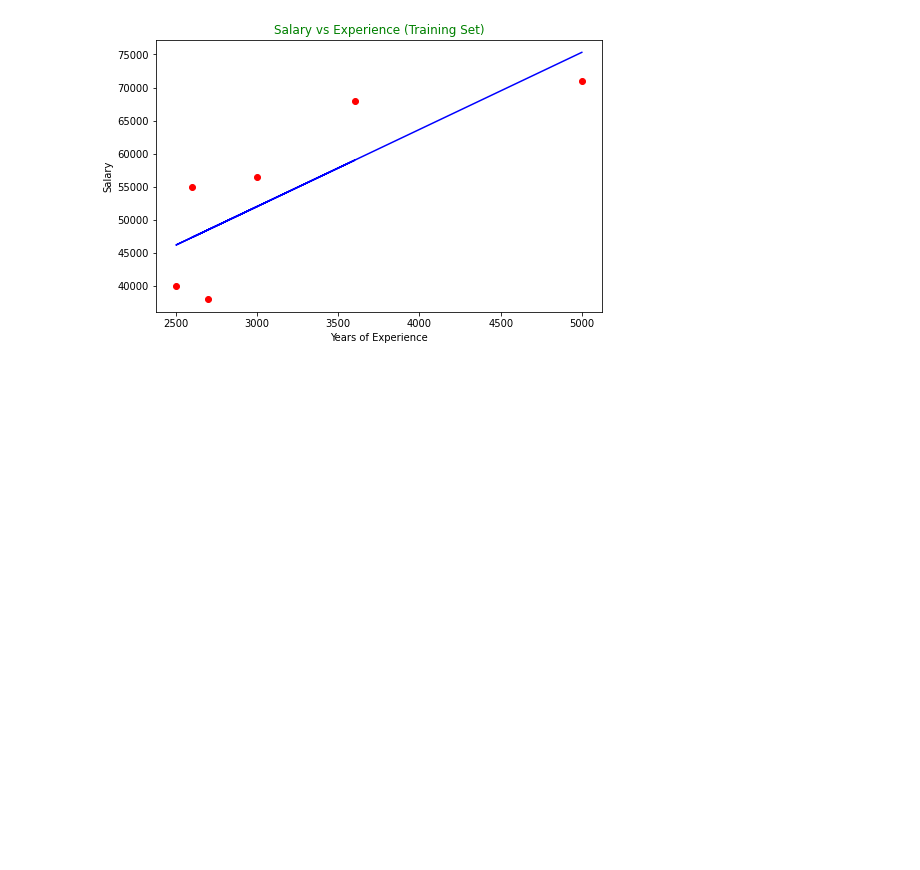
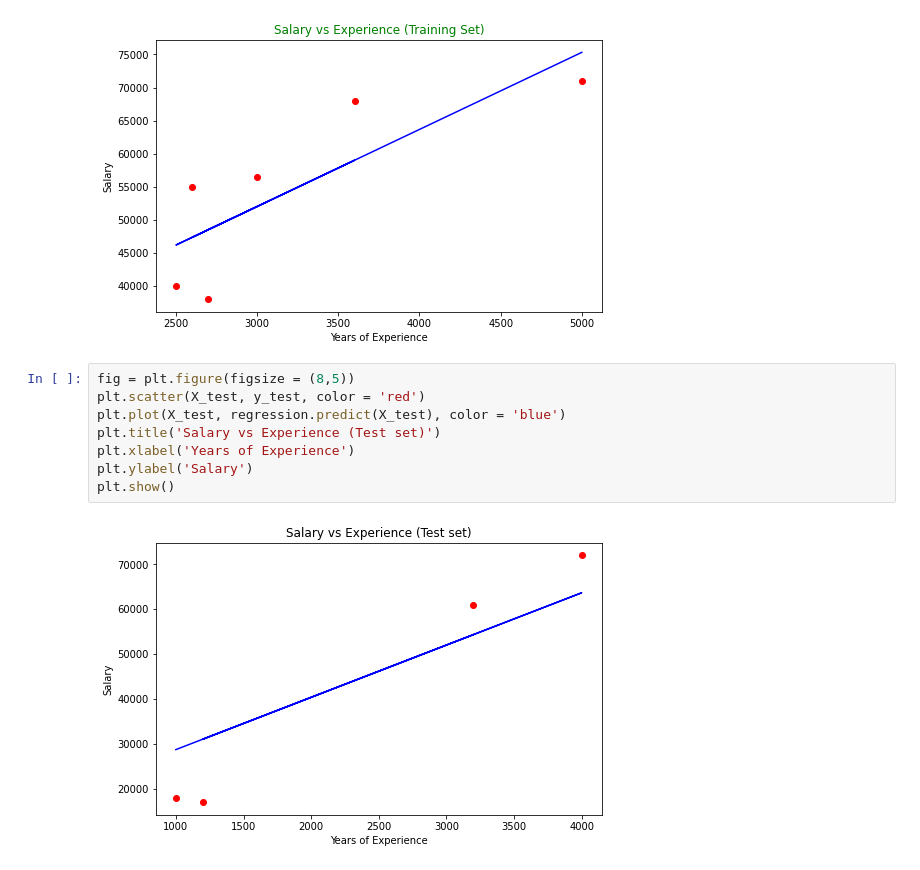
Before and after one commit to asaadkhan21/Machine_Learning_And_Data_Sceince__With_Python, a Jupyter notebook: Lab_3_SimpleLinearRegression.ipynb, the cells around one changed output. Saved outputs shown, nothing was run; the diff lists cells and outputs as text; blank space fills up the shorter version.

```diff
--- a/Lab_3_SimpleLinearRegression.ipynb
+++ b/Lab_3_SimpleLinearRegression.ipynb
@@ -71,3 +71,13 @@ plt.ylabel('Salary')
 plt.show()
 # %% [output]
 [figure]
+# %%
+fig = plt.figure(figsize = (8,5))
+plt.scatter(X_test, y_test, color = 'red')
+plt.plot(X_test, regression.predict(X_test), color = 'blue')
+plt.title('Salary vs Experience (Test set)')
+plt.xlabel('Years of Experience')
+plt.ylabel('Salary')
+plt.show()
+# %% [output]
+[figure, added]
```
Also changed, not shown: parts of 2 cells of this notebook.
